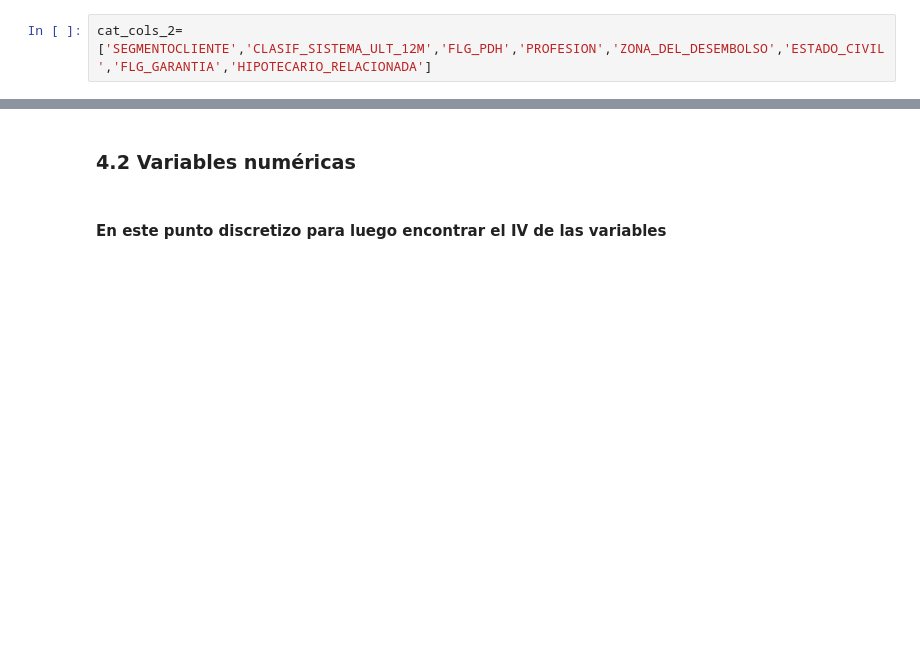
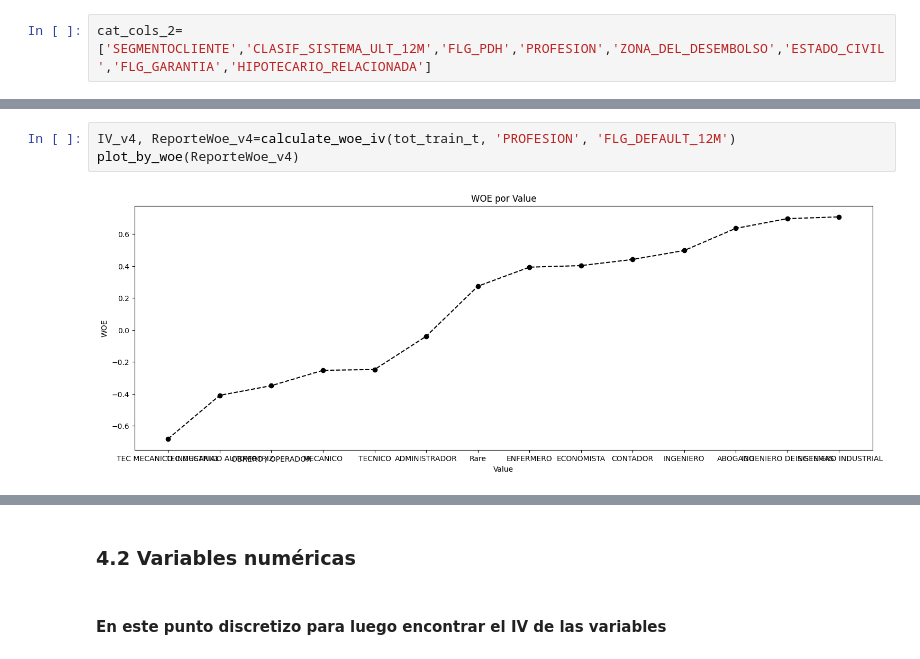
Before and after one commit to jpantojaj/Backtesting_Stresstesting, a Jupyter notebook: Sesión_2_4_Construccion_Credit_Scoring.ipynb, the cells around one changed output, grey strips where cells are left out. Saved outputs shown, nothing was run; the diff lists cells and outputs as text; blank space fills up the shorter version.

```diff
--- a/Sesión_2_4_Construccion_Credit_Scoring.ipynb
+++ b/Sesión_2_4_Construccion_Credit_Scoring.ipynb
@@ -916,0 +961,5 @@ cat_cols_2=['SEGMENTOCLIENTE','CLASIF_SISTEMA_ULT_12M','FLG_PDH','PROFESION','ZO
+# %%
+IV_v4, ReporteWoe_v4=calculate_woe_iv(tot_train_t, 'PROFESION', 'FLG_DEFAULT_12M')
+plot_by_woe(ReporteWoe_v4)
+# %% [output]
+[figure, added]
```
Also changed, not shown: parts of 343 cells of this notebook.
